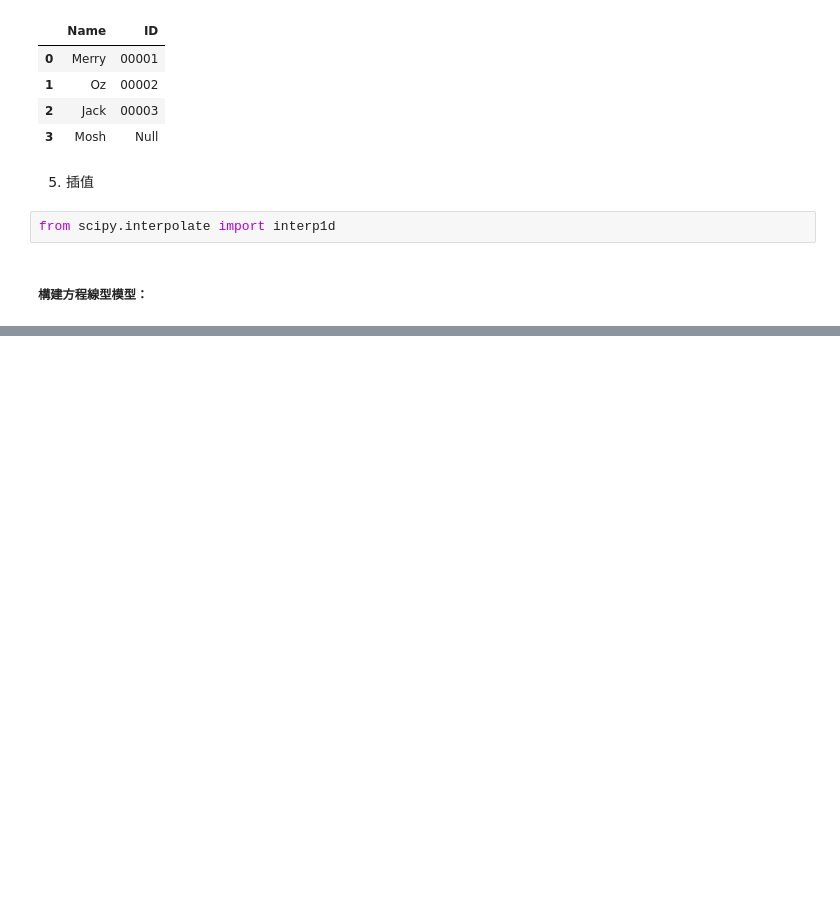
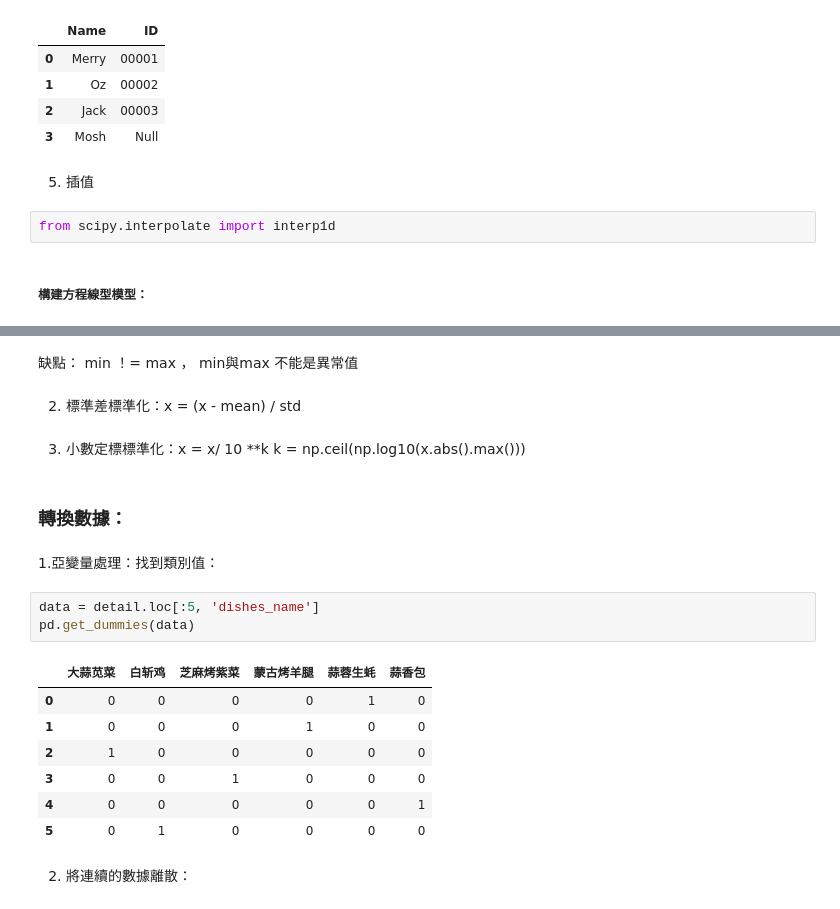
Before and after one commit to oz1n/gitfirst, a Jupyter notebook: pandas/Pandasex.ipynb, the cells around one changed output, grey strips where cells are left out. Cells and saved outputs as stored; diff of their text form; blank space fills up the shorter version.

```diff
--- a/pandas/Pandasex.ipynb
+++ b/pandas/Pandasex.ipynb
@@ -1125,0 +1171,23 @@ l = Linear([6,7])
+# %% [markdown]
+缺點： min ！= max ， min與max 不能是異常值
+# %% [markdown]
+2. 標準差標準化：x = (x - mean) / std
+# %% [markdown]
+3. 小數定標標準化：x = x/ 10 **k   k = np.ceil(np.log10(x.abs().max()))
+# %% [markdown]
+### 轉換數據：
+# %% [markdown]
+1.亞變量處理：找到類別值：
+# %%
+data = detail.loc[:5, 'dishes_name']
+pd.get_dummies(data)
+# %% [output]
+|  | 大蒜苋菜 | 白斩鸡 | 芝麻烤紫菜 | 蒙古烤羊腿 | 蒜蓉生蚝 | 蒜香包 |
+| 0 | 0 | 0 | 0 | 0 | 1 | 0 |
+| 1 | 0 | 0 | 0 | 1 | 0 | 0 |
+| 2 | 1 | 0 | 0 | 0 | 0 | 0 |
+| 3 | 0 | 0 | 1 | 0 | 0 | 0 |
+| 4 | 0 | 0 | 0 | 0 | 0 | 1 |
+| 5 | 0 | 1 | 0 | 0 | 0 | 0 |
+# %% [markdown]
+2. 將連續的數據離散：
```
Also changed, not shown: parts of 15 cells of this notebook, 1 other file.
